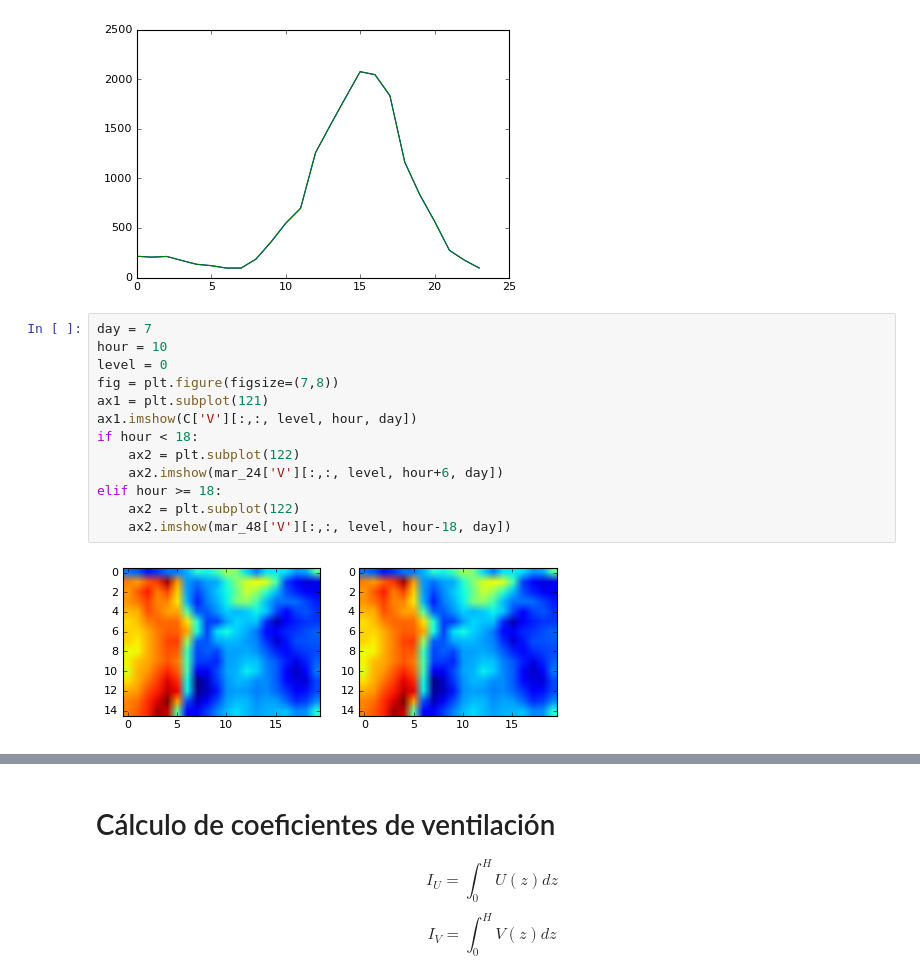
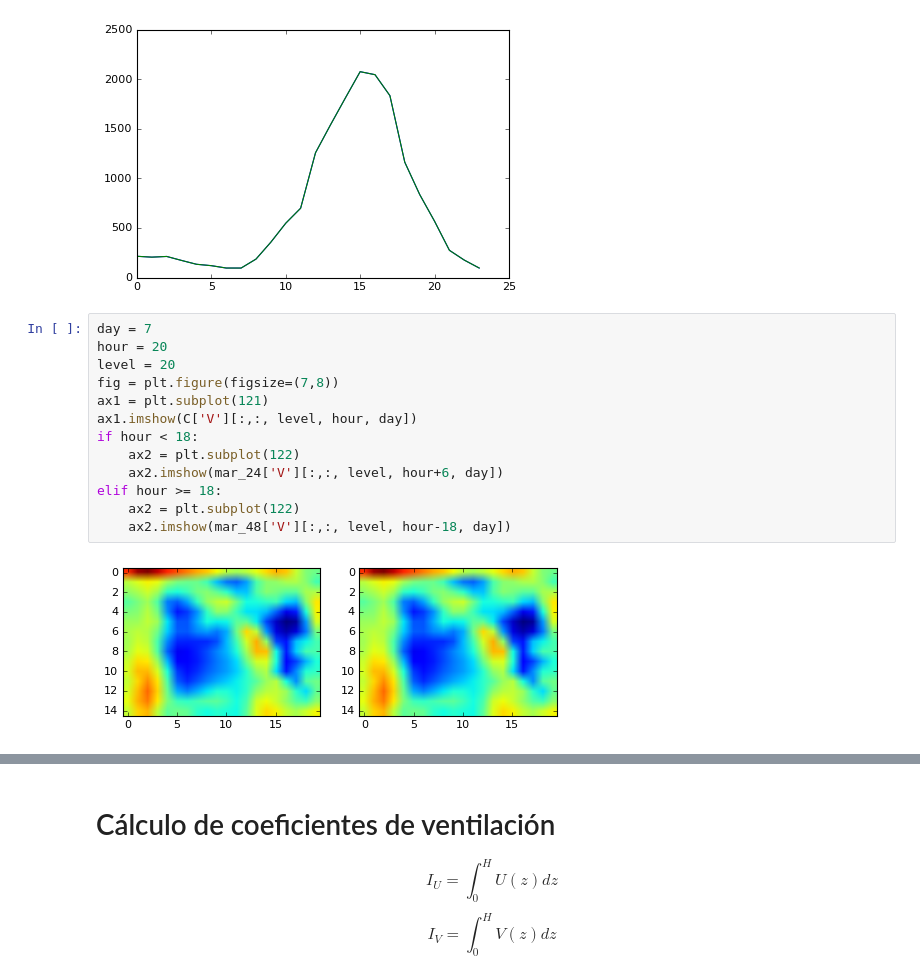
Before and after one commit to cpierard/capa_limite_WRF, a Jupyter notebook: VC_notebooks/VC mar y sep.ipynb, the cells around one changed output, grey strips where cells are left out. Cells and saved outputs as stored; diff of their text form.

```diff
--- a/VC_notebooks/VC mar y sep.ipynb
+++ b/VC_notebooks/VC mar y sep.ipynb
@@ -201,16 +200,16 @@ plt.plot(C['PBLH'][nx, ny, :, day])
 [figure]
 # %%
 day = 7
-hour = 10
-level = 0
+hour = 20
+level = 20
 fig = plt.figure(figsize=(7,8))
 ax1 = plt.subplot(121)
 ax1.imshow(C['V'][:,:, level, hour, day])
 if hour < 18:
     ax2 = plt.subplot(122)
     ax2.imshow(mar_24['V'][:,:, level, hour+6, day])
 elif hour >= 18:
     ax2 = plt.subplot(122)
     ax2.imshow(mar_48['V'][:,:, level, hour-18, day])
 # %% [output]
-[figure, old version]
+[figure, new version]
```
Also changed, not shown: parts of 69 cells of this notebook.
